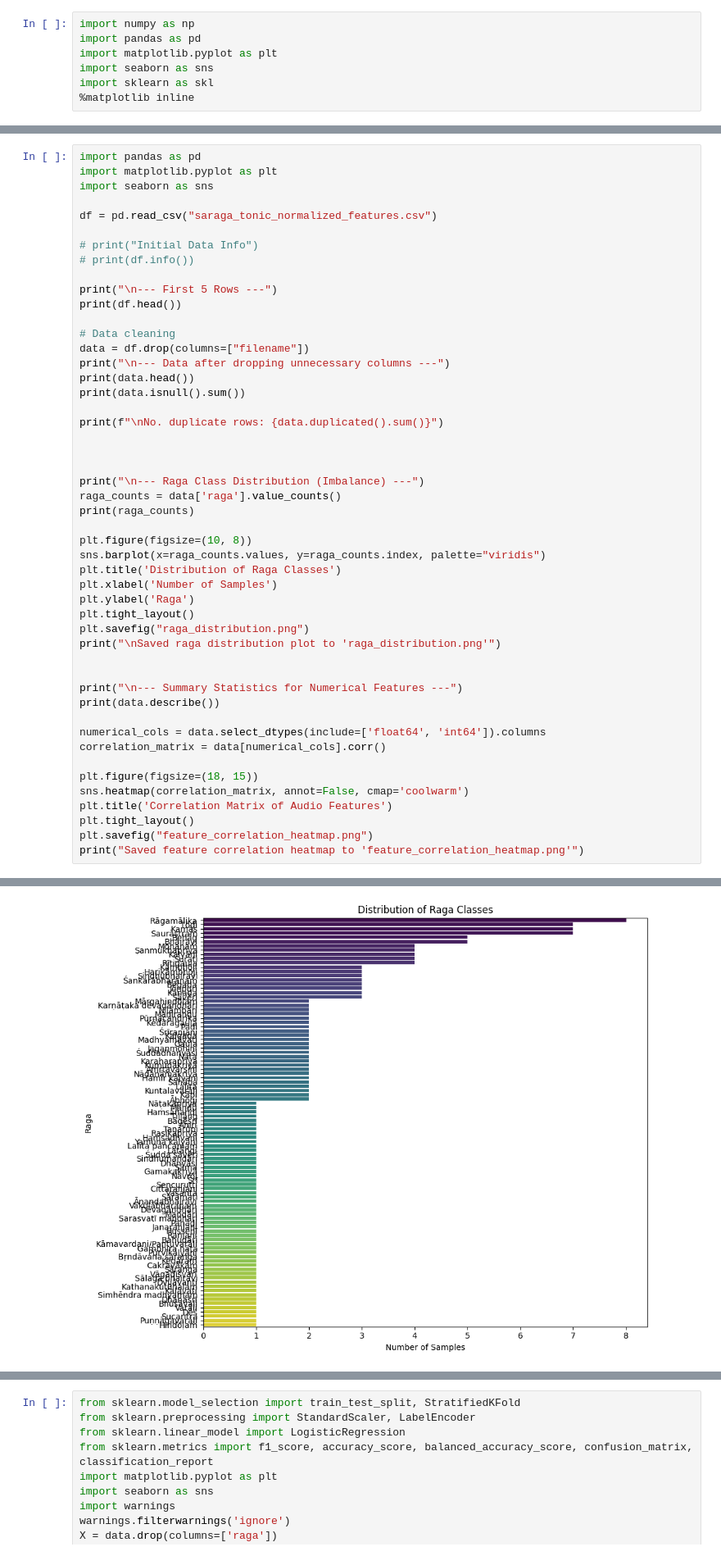
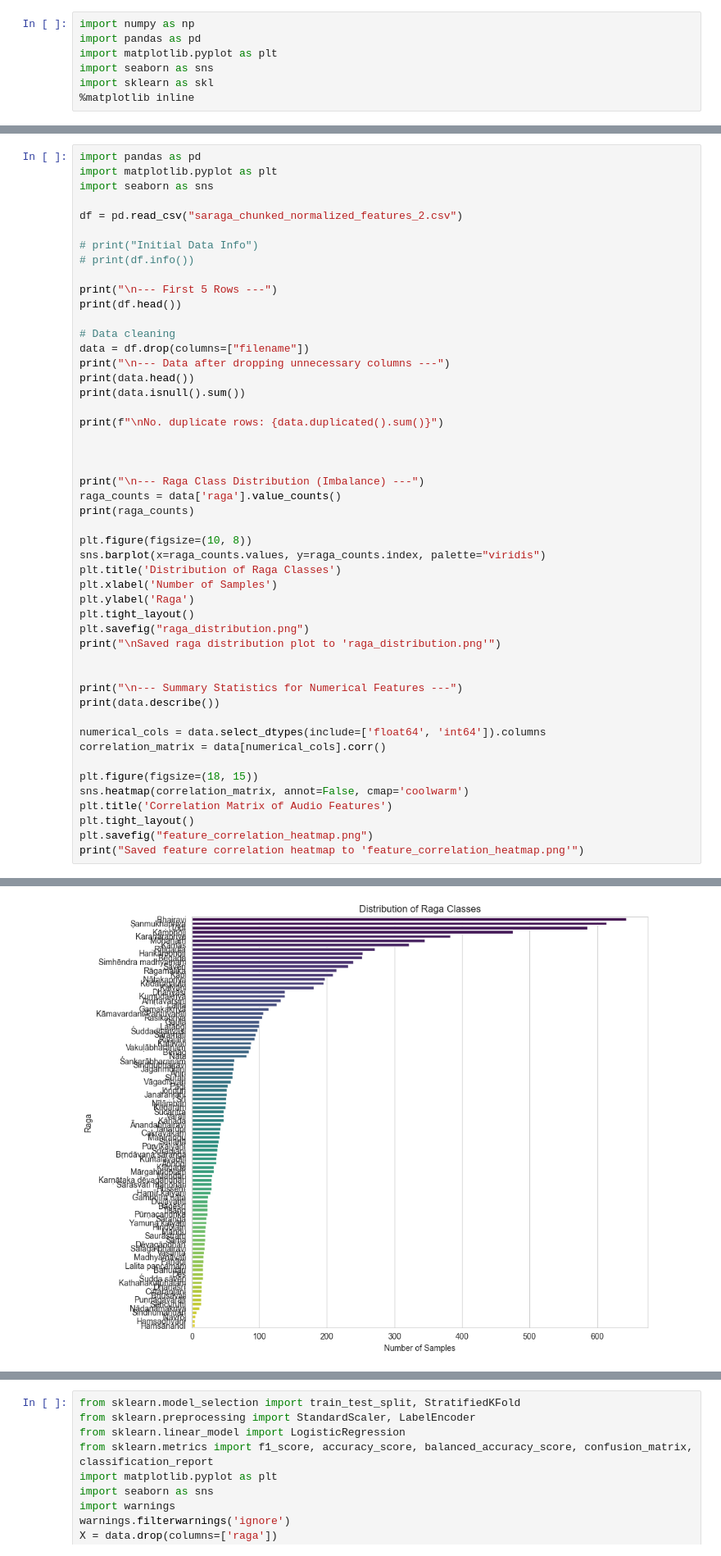
Before and after one commit to vvk-mhn/ML_Carnatic, a Jupyter notebook: ML_Project.ipynb, the cells around one changed output, grey strips where cells are left out. Shown at 82% size. Cells and saved outputs as stored; diff of their text form.

```diff
--- a/ML_Project.ipynb
+++ b/ML_Project.ipynb
@@ -86,7 +94,7 @@ import pandas as pd
 import matplotlib.pyplot as plt
 import seaborn as sns
 
-df = pd.read_csv("saraga_tonic_normalized_features.csv")
+df = pd.read_csv("saraga_chunked_normalized_features_2.csv")
 
 # print("Initial Data Info")
 # print(df.info())
@@ -148,4 +156,4 @@ max      3.965766    6.718209    8.264210    4.220021
 
 [8 rows x 23 columns]
 Saved feature correlation heatmap to 'feature_correlation_heatmap.png'
-[figure, old version]
+[figure, new version]
```
Also changed, not shown: parts of 17 cells of this notebook, 7 other files.
